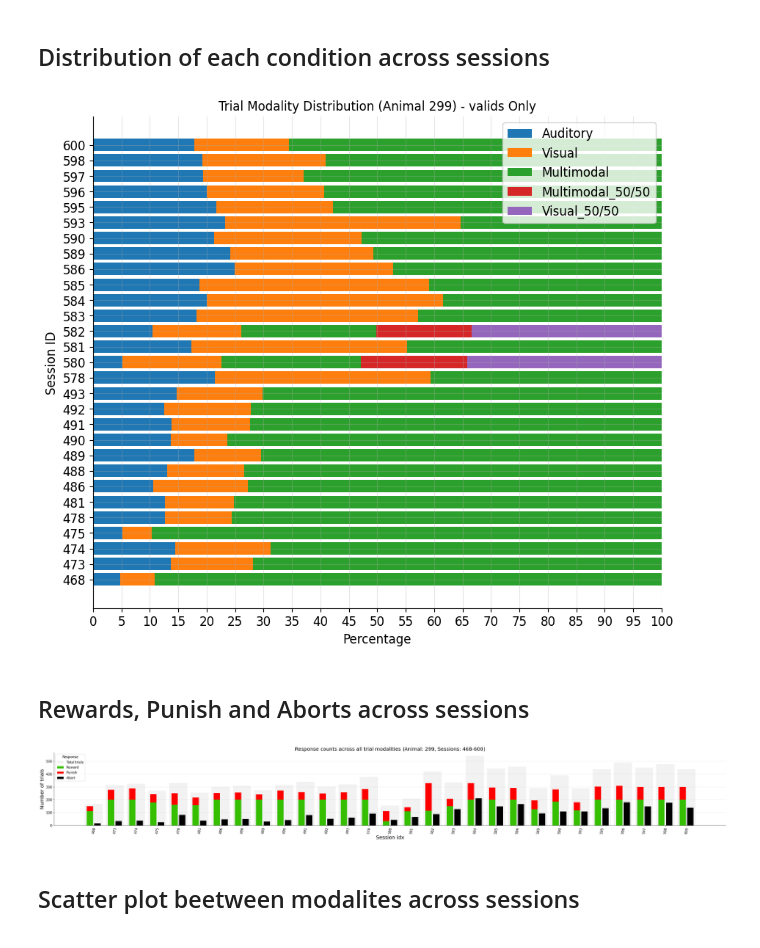
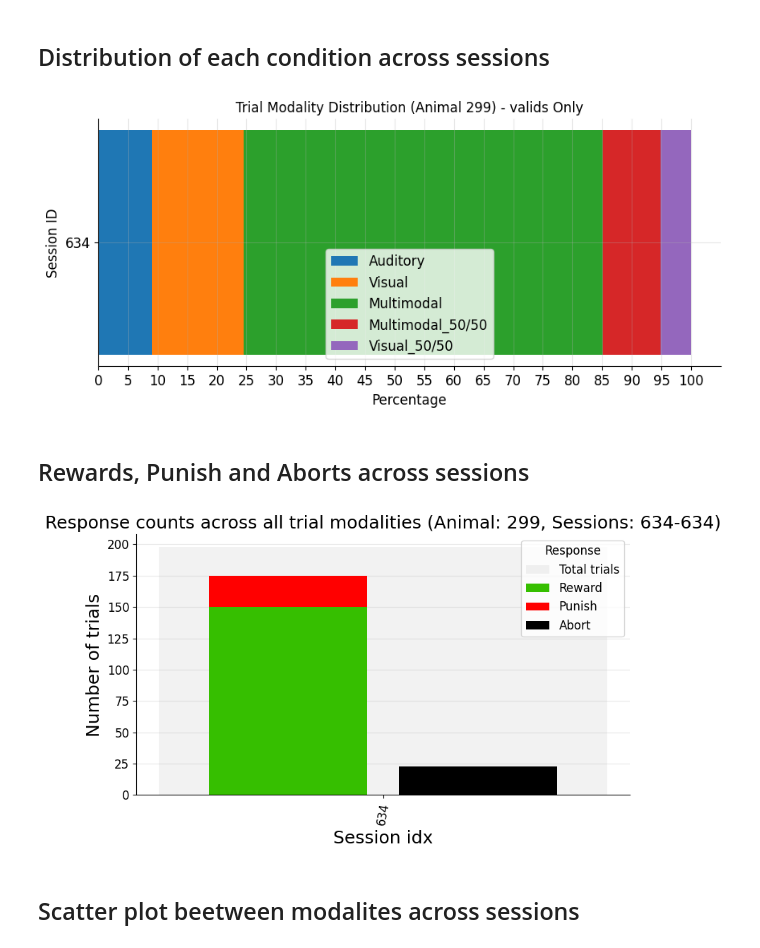
Before and after one commit to GratsakisA/multimodal_analysis, a Jupyter notebook: multimodal_analysis.ipynb, the cells around one changed output. Saved outputs shown, nothing was run; the diff lists cells and outputs as text; code cells hidden in the pictures.

```diff
--- a/multimodal_analysis.ipynb
+++ b/multimodal_analysis.ipynb
@@ -64,8 +66,8 @@ from multimodal_functions import (
 # %%
 # complete the key
 animal_id = 299
-from_session = 468
-to_session = 600
+from_session = 634
+to_session = 634
 
 # define the difficulty level
 # one difficulty: [2] or multiple difficulties: [1,2,3]
@@ -77,15 +79,15 @@ manual_exclusion_sessions = []
 # %% [markdown]
 ## Distribution of each condition across sessions
 # %%
-get_condition_distribution(animal_id, from_session, to_session, stim, exp, manual_exclusion_sessions, difficulty)
+get_condition_distribution(animal_id, from_session, to_session, stim, exp, manual_exclusion_sessions, difficulty, incl_aborts=False)
 # %% [output]
-[figure, old version]
+[figure, new version]
 # %% [markdown]
 ## Rewards, Punish and Aborts across sessions
 # %%
 calculate_response_type(animal_id,from_session,to_session,stim,exp,manual_exclusion_sessions,difficulty,)
 # %% [output]
-[figure, old version]
+[figure, new version]
 # %% [markdown]
 ## Scatter plot beetween modalites across sessions
 # %%
```
Also changed, not shown: parts of 14 cells of this notebook, 1 other file.
